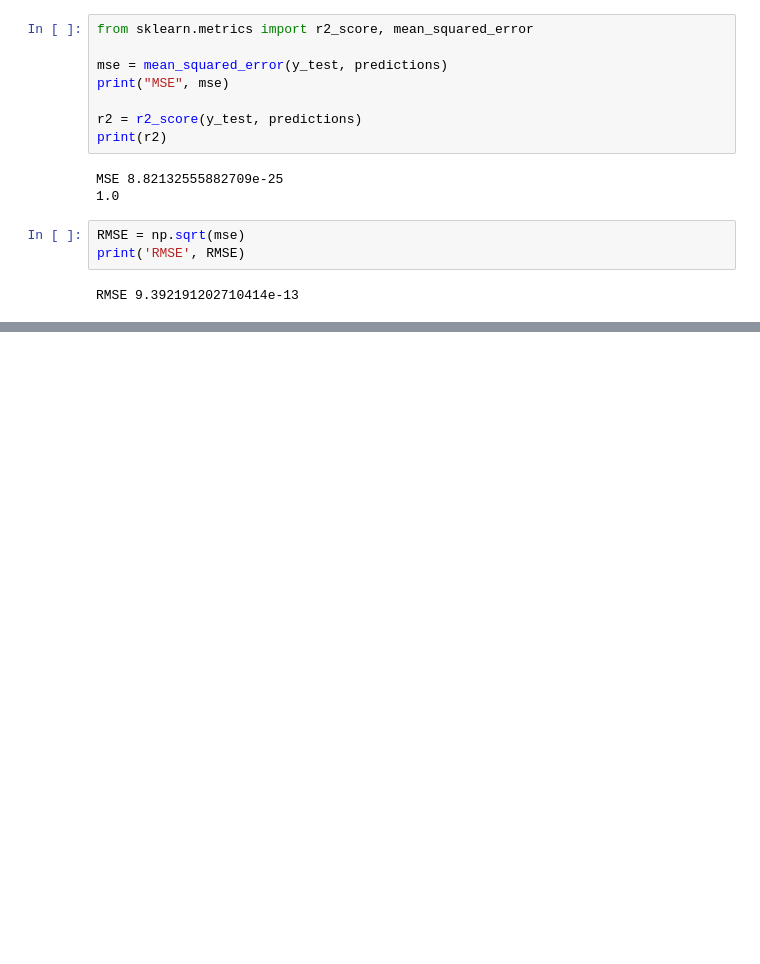
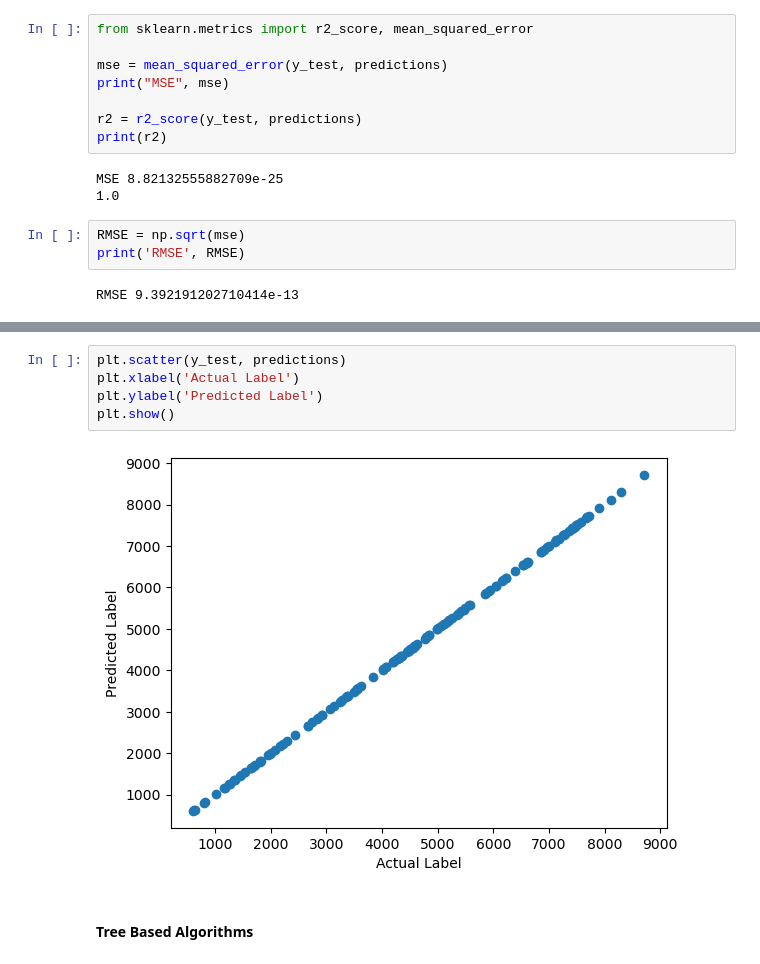
Before and after one commit to Abednego-py/Intro-to-Machine-Learning, a Jupyter notebook: Regression.ipynb, the cells around one changed output, grey strips where cells are left out. Saved outputs shown, nothing was run; the diff lists cells and outputs as text; blank space fills up the shorter version.

Commit message:
testing different algorithms

```diff
--- a/Regression.ipynb
+++ b/Regression.ipynb
@@ -445,0 +459,9 @@ RMSE 9.392191202710414e-13
+# %%
+plt.scatter(y_test, predictions)
+plt.xlabel('Actual Label')
+plt.ylabel('Predicted Label')
+plt.show()
+# %% [output]
+[figure, added]
+# %% [markdown]
+#### Tree Based Algorithms
```
Also changed, not shown: parts of 8 cells of this notebook.
